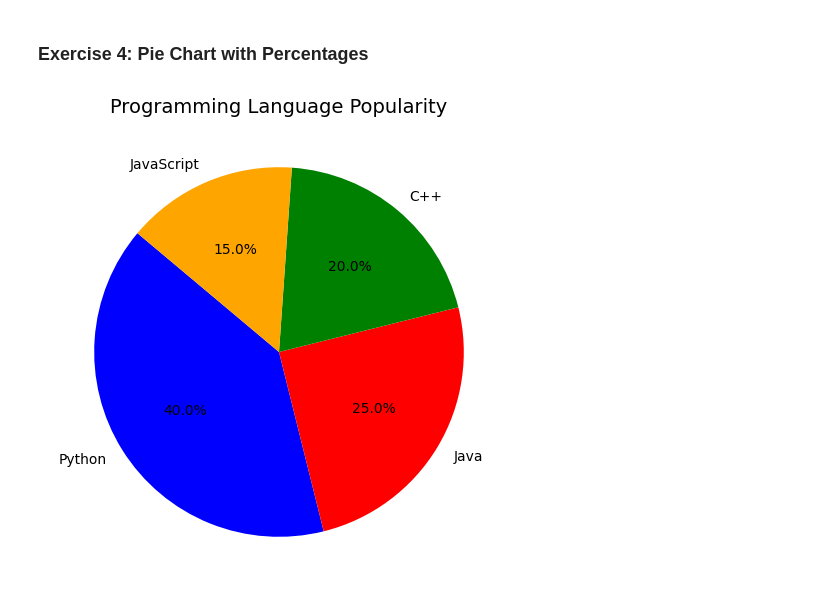
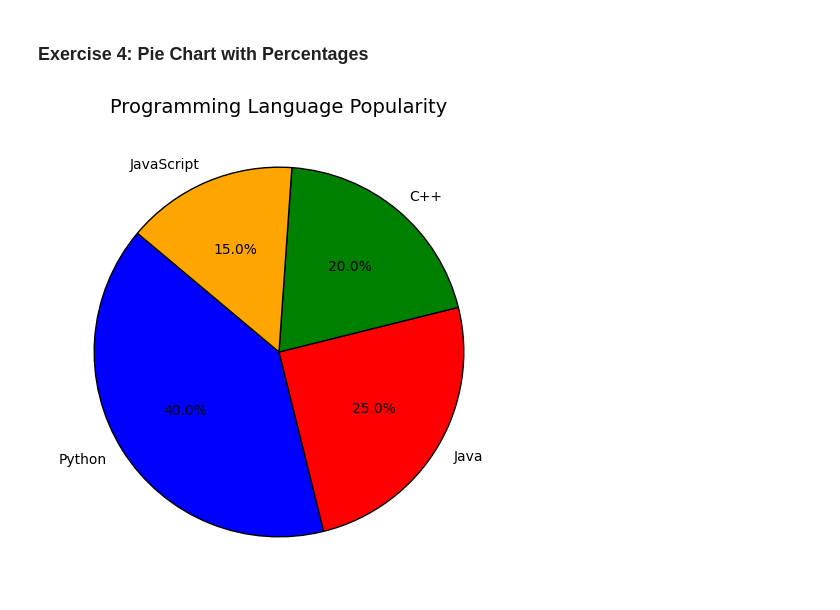
Before and after one commit to SpoorthyAnni/python-jupyter-template, a Jupyter notebook: src/4-pie-chart.ipynb, the cells around one changed output. Saved outputs shown, nothing was run; the diff lists cells and outputs as text; code cells hidden in the pictures.

```diff
--- a/src/4-pie-chart.ipynb
+++ b/src/4-pie-chart.ipynb
@@ -6,16 +6,20 @@
 # %%
 import matplotlib.pyplot as plt
 
 labels = ['Python', 'Java', 'C++', 'JavaScript']
 sizes = [40, 25, 20, 15]
 
-# Error handling: Check if the lengths of labels and sizes are equal
+# Error handling
 if len(labels) != len(sizes):
     raise ValueError("labels and sizes must have the same length")
+if sum(sizes) != 100:
+    raise ValueError("The sum of sizes must be 100% for valid proportions in a pie chart")
 
 plt.figure(figsize=(6, 6))
-plt.pie(sizes, labels=labels, autopct='%1.1f%%', startangle=140, colors=['blue', 'red', 'green', 'orange'])
+plt.pie(sizes, labels=labels, autopct='%1.1f%%', startangle=140,
+        colors=['blue', 'red', 'green', 'orange'], wedgeprops={'edgecolor': 'black'})
+
 plt.title('Programming Language Popularity', fontsize=14)
 plt.show()
 # %% [output]
-[figure, old version]
+[figure, new version]
```
Also changed, not shown: 5 other files.
